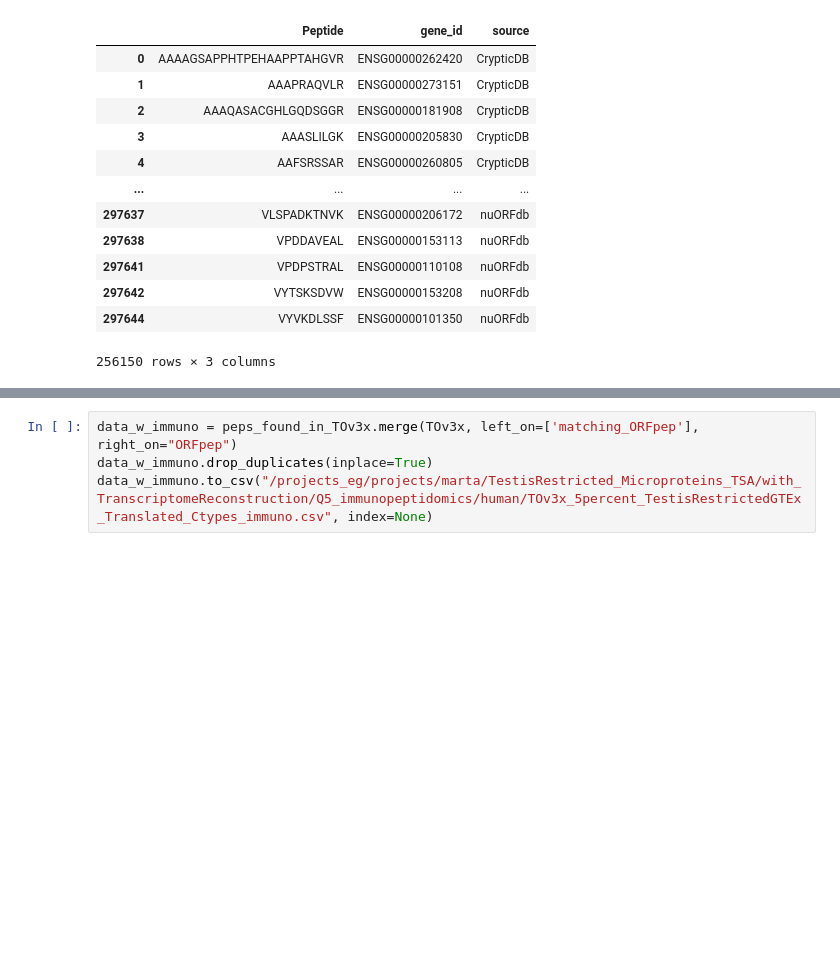
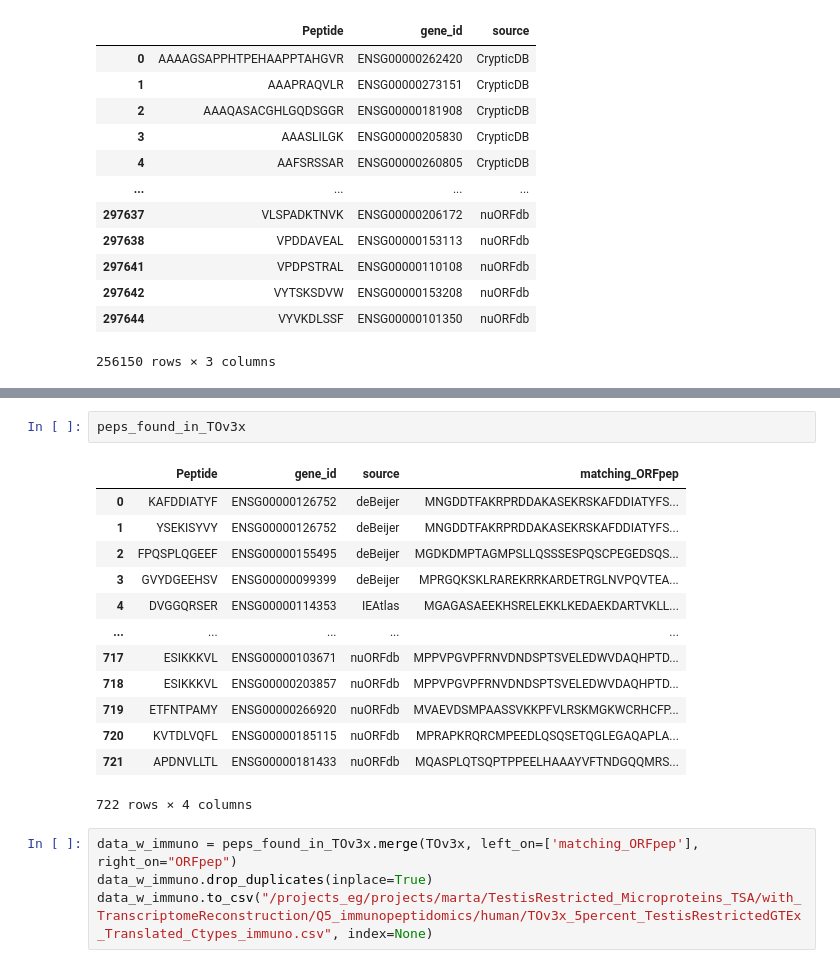
Before and after one commit to MartaEspinosa/TestisRestricted_MP, a Jupyter notebook: Q5_immunopeptidomics.ipynb, the cells around one changed output, grey strips where cells are left out. Cells and saved outputs as stored; diff of their text form; blank space fills up the shorter version.

```diff
--- a/Q5_immunopeptidomics.ipynb
+++ b/Q5_immunopeptidomics.ipynb
@@ -267,3 +267,19 @@ print(len(set(peps_found_in_TOv3x.matching_ORFpep.values.tolist())), " ORFs cont
+# %%
+peps_found_in_TOv3x
+# %% [output]
+|  | Peptide | gene_id | source | matching_ORFpep |
+| 0 | KAFDDIATYF | ENSG00000126752 | deBeijer | MNGDDTFAKRPRDDAKASEKRSKAFDDIATYFS... |
+| 1 | YSEKISYVY | ENSG00000126752 | deBeijer | MNGDDTFAKRPRDDAKASEKRSKAFDDIATYFS... |
+| 2 | FPQSPLQGEEF | ENSG00000155495 | deBeijer | MGDKDMPTAGMPSLLQSSSESPQSCPEGEDSQS... |
+| 3 | GVYDGEEHSV | ENSG00000099399 | deBeijer | MPRGQKSKLRAREKRRKARDETRGLNVPQVTEA... |
+| 4 | DVGGQRSER | ENSG00000114353 | IEAtlas | MGAGASAEEKHSRELEKKLKEDAEKDARTVKLL... |
+| ... | ... | ... | ... | ... |
+| 717 | ESIKKKVL | ENSG00000103671 | nuORFdb | MPPVPGVPFRNVDNDSPTSVELEDWVDAQHPTD... |
+| 718 | ESIKKKVL | ENSG00000203857 | nuORFdb | MPPVPGVPFRNVDNDSPTSVELEDWVDAQHPTD... |
+| 719 | ETFNTPAMY | ENSG00000266920 | nuORFdb | MVAEVDSMPAASSVKKPFVLRSKMGKWCRHCFP... |
+| 720 | KVTDLVQFL | ENSG00000185115 | nuORFdb | MPRAPKRQRCMPEEDLQSQSETQGLEGAQAPLA... |
+| 721 | APDNVLLTL | ENSG00000181433 | nuORFdb | MQASPLQTSQPTPPEELHAAAYVFTNDGQQMRS... |
+722 rows × 4 columns
 # %%
 data_w_immuno = peps_found_in_TOv3x.merge(TOv3x, left_on=['matching_ORFpep'], right_on="ORFpep")
 data_w_immuno.drop_duplicates(inplace=True)
```
Also changed, not shown: parts of 4 cells of this notebook, 3 other files.
